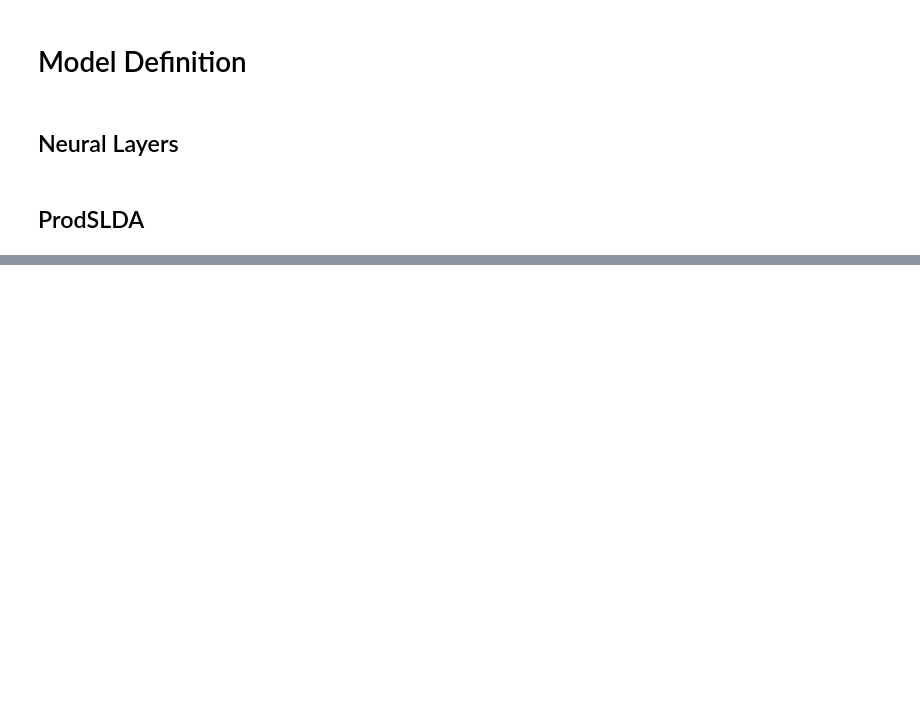
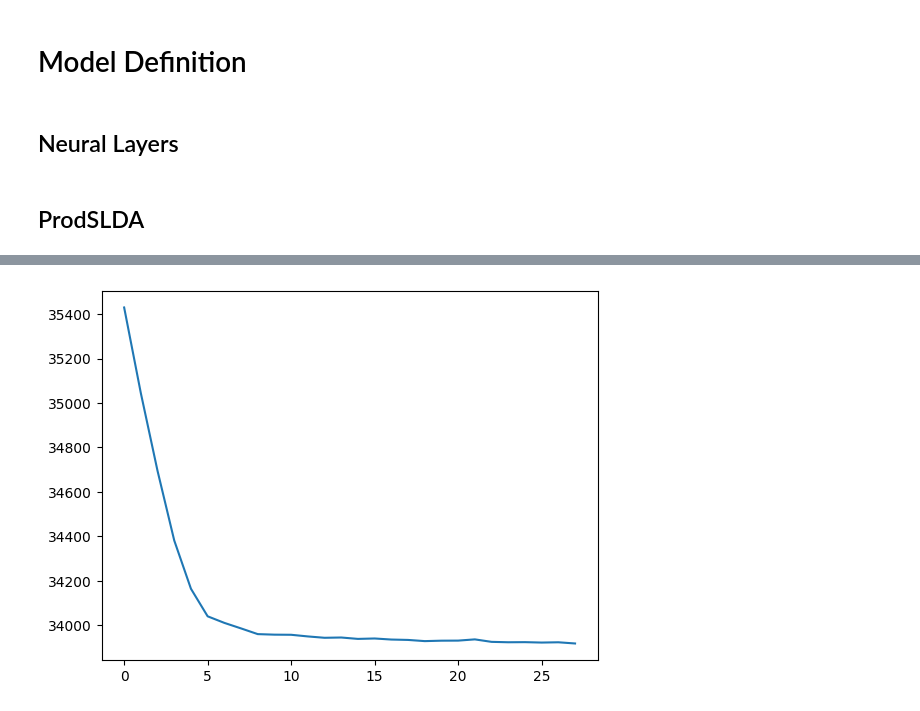
Before and after one commit to zacharyhorvitz/styletopicmodeling, a Jupyter notebook: scripts/prod_slda.ipynb, the cells around one changed output, grey strips where cells are left out. Drawn from its saved outputs; the diff is of its cells as text; code cells hidden in the pictures; blank space fills up the shorter version.

Commit message:
ProdSLDA Updates

```diff
--- a/scripts/prod_slda.ipynb
+++ b/scripts/prod_slda.ipynb
@@ -313,0 +387,12 @@ class ProdSLDA(nn.Module):
+# %%
+prod_slda = ProdSLDA(
+    vocab_size = VOCAB_SIZE,
+    meta_size  = META_SIZE,
+    num_topics = NUM_TOPICS, num_styles = NUM_STYLES,
+    hidden = HIDDEN_DIM, dropout = DROPOUT,
+    theta_prior_dist = THETA_PRIOR_DIST,
+    theta_prior_loc = THETA_PRIOR_LOC, theta_prior_scale = THETA_PRIOR_SCALE,
+    kappa_prior_dist = KAPPA_PRIOR_DIST,
+    kappa_prior_loc = KAPPA_PRIOR_LOC, kappa_prior_scale = KAPPA_PRIOR_SCALE,
+    style_topic_link = STYLE_TOPIC_LINK,
+).to(DEVICE)
@@ -313,0 +401,4 @@ class ProdSLDA(nn.Module):
+# %%
+pyro.clear_param_store()
+prod_slda.train()
+_
@@ -313,0 +407,9 @@ class ProdSLDA(nn.Module):
+# %%
+optim = pyro.optim.ClippedAdam(ADAM_ARGS)
+
+svi = SVI(
+    pyro.poutine.scale(prod_slda.model, BATCH_SIZE/len(dl.dataset)),
+    pyro.poutine.scale(prod_slda.model, BATCH_SIZE/len(dl.dataset)),
+    optim,
+    loss = TraceMeanField_ELBO()
+)
@@ -313,0 +454,16 @@ class ProdSLDA(nn.Module):
+# %%
+train_elbo = []
+
+print("---TRAINING---")
+for epoch in range(NUM_EPOCHS):
+
+    epoch_elbo = 0.
+    for i, batch in enumerate(dl):
+
+        bow = batch['bow'].to(DEVICE)
+        bop = batch['meta'].to(DEVICE)
+
+        epoch_elbo += svi.step(bow, bop)
+    print(f'Epoch {epoch}: {epoch_elbo:.3f}')
+
+    train_elbo.append(epoch_elbo)
@@ -313,0 +492,6 @@ class ProdSLDA(nn.Module):
+# %%
+plt.plot(range(len(train_elbo)), train_elbo)
+
+plt.show()
+# %% [output]
+[figure, added]
```
Also changed, not shown: parts of 16 cells of this notebook, 2 other files.
